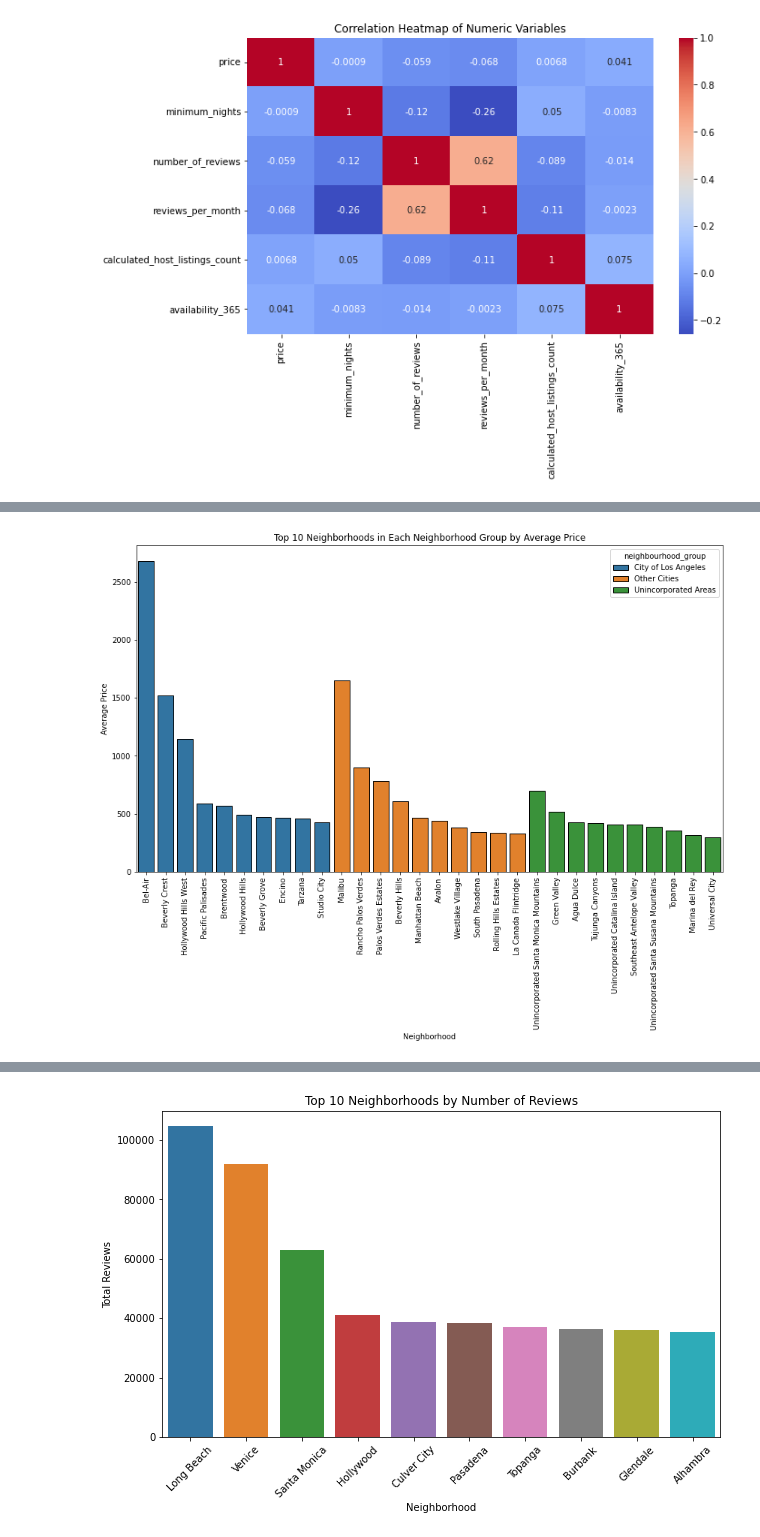
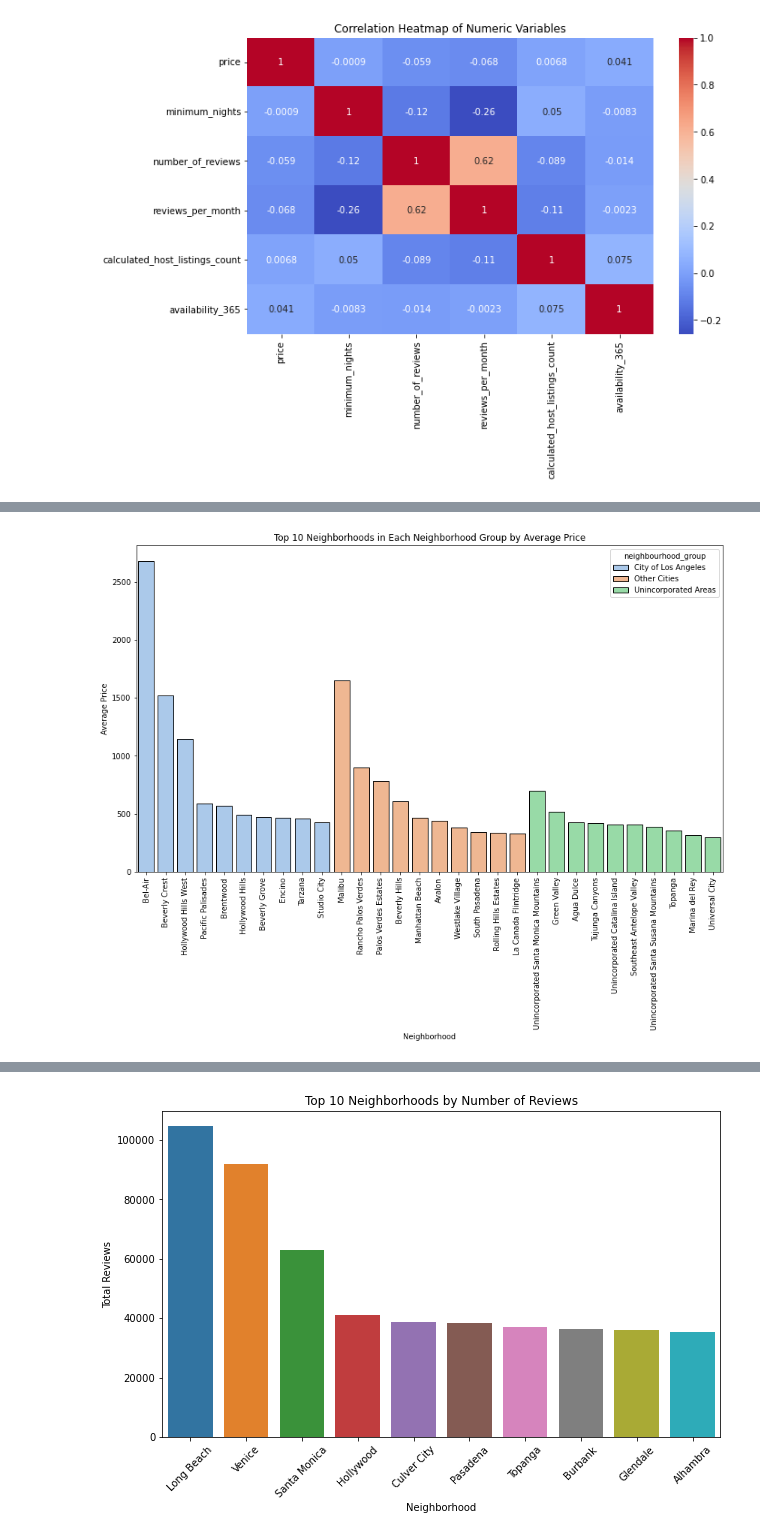
Before and after one commit to siddiq22/AirBnbLA, a Jupyter notebook: AirBnb.ipynb, the cells around one changed output, grey strips where cells are left out. Cells and saved outputs as stored; diff of their text form; code cells hidden in the pictures.

```diff
--- a/AirBnb.ipynb
+++ b/AirBnb.ipynb
@@ -197,17 +172,11 @@ plt.show()
 # %%
-import pandas as pd
-import seaborn as sns
-import matplotlib.pyplot as plt
-
-df_avg_price_neighborhood = df.groupby(['neighbourhood_group', 'neighbourhood'])['price'].mean().reset_index()
-df_top_10_neighborhoods = df_avg_price_neighborhood.groupby('neighbourhood_group').apply(
-    lambda x: x.nlargest(10, 'price')).reset_index(drop=True)
 plt.figure(figsize=(14, 8))
-sns.barplot(data=df_top_10_neighborhoods, x='neighbourhood', y='price', hue='neighbourhood_group', dodge=False, edgecolor='black')
+sns.barplot(data=df_top_10_neighborhoods, x='neighbourhood', y='price', hue='neighbourhood_group',
+            dodge=False, edgecolor='black', palette=sns.color_palette('pastel'))
 plt.title('Top 10 Neighborhoods in Each Neighborhood Group by Average Price')
 plt.xlabel('Neighborhood')
 plt.ylabel('Average Price')
 plt.xticks(rotation=90)
 plt.show()
 # %% [output]
-[figure, old version]
+[figure, new version]
```
Also changed, not shown: parts of 12 cells of this notebook.
